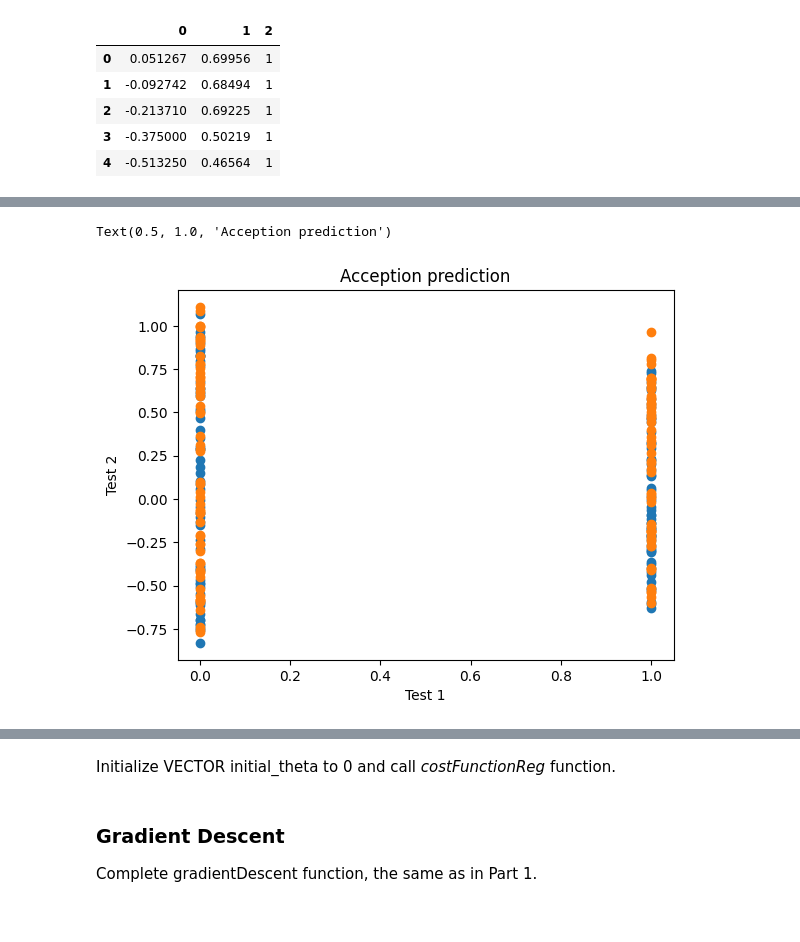
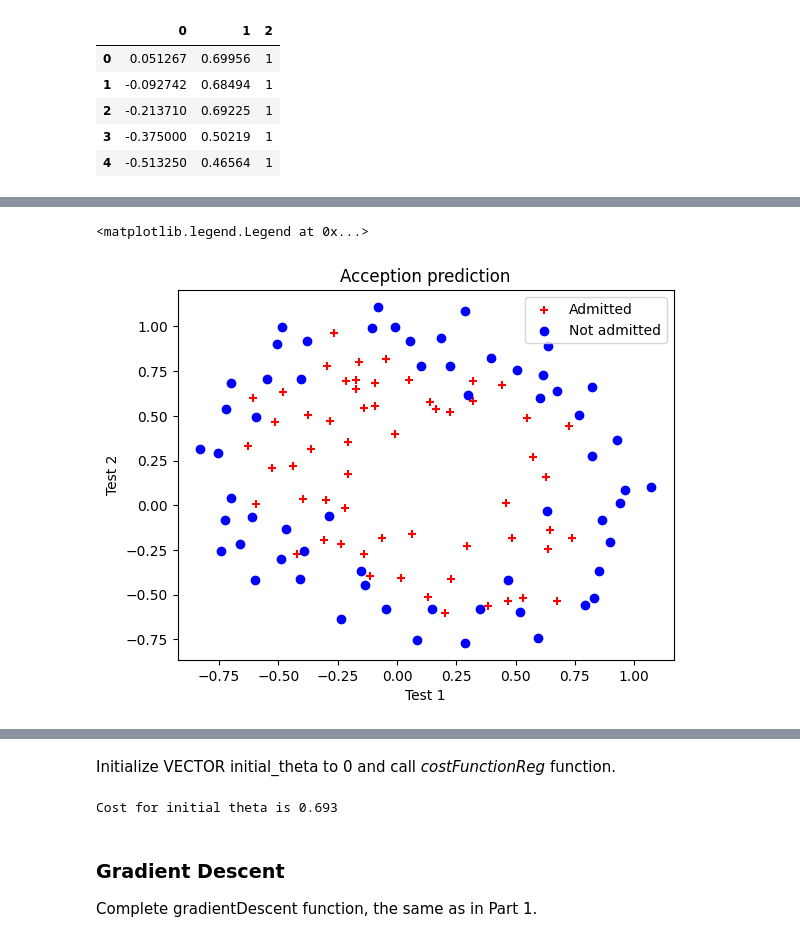
Before and after one commit to P-Ramos16/AA, a Jupyter notebook: Class3/lab3/ML_Regularized_LogReg.ipynb, the cells around one changed output, grey strips where cells are left out. Saved outputs shown, nothing was run; the diff lists cells and outputs as text; code cells hidden in the pictures.

```diff
--- a/Class3/lab3/ML_Regularized_LogReg.ipynb
+++ b/Class3/lab3/ML_Regularized_LogReg.ipynb
@@ -25,7 +25,15 @@ data_og = pd.read_csv("ex2data2.txt", sep=',', header=None)
 data = data_og.values
 
 X = data[:, 0:2]
-y = data[:, 2]
+y = data[:, -1]
+
+#number of training examples
+m = X.shape[0]
+
+#number of features
+n = X.shape[1]
+
+y = y.reshape(m, 1)
 
 #a few examples from the dataset
 data_og.head()
@@ -62,16 +70,20 @@ Plotting the data clearly shows that the decision boundary that separates the di
 Therefore, a straightforward application of logistic regression will not perform well on this dataset since logistic regression will only be able to find a linear decision boundary.
 # %%
 #Create Fig.1. The code is similar to the one in Part 1 of this lab.
-plt.scatter(X[:, 0], y)
-plt.scatter(X[:, 1], y)
+pos = (y==1)
+neg = (y==0)
+
+plt.scatter(X[pos[:,0],0], X[pos[:,0],1], c="r", marker="+", label="Admitted")
+plt.scatter(X[neg[:,0],0], X[neg[:,0],1], c="b", marker="o", label="Not admitted")
 
 #Add labels : plt.xlabel; plt.ylabel; plt.title
 plt.xlabel("Test 1")
 plt.ylabel("Test 2")
 plt.title("Acception prediction")
+plt.legend()
 # %% [output]
-Text(0.5, 1.0, 'Acception prediction')
+<matplotlib.legend.Legend at 0x...>
-[figure, old version]
+[figure, new version]
 # %% [markdown]
 ### Feature Mapping
 
@@ -151,15 +170,17 @@ $ \frac{\partial J(\theta)}{\partial \theta_j} = \frac{1}{m} \sum_{i=1}^{m} (h_{
 Initialize VECTOR initial_theta to 0 and call *costFunctionReg* function.
 # %%
 # Initialize fitting parameters
-initial_theta = ?
+initial_theta = np.zeros((n, 1))
 
 # Set regularization parameter lambda to 0
-Lambda = ?
+Lambda = 0
 
 #Call CostFunctionReg and get the cost and gradients for initial_theta
-cost, grad= ?
+cost, grad = costFunctionReg(X, y, initial_theta, Lambda)
 
 print("Cost for initial theta is",round(cost,3) )  #ANSWER: Cost for initial theta is 0.693
+# %% [output]
+Cost for initial theta is 0.693
 # %% [markdown]
 ### Gradient Descent
 
```
Also changed, not shown: parts of 13 cells of this notebook, 17 other files.
